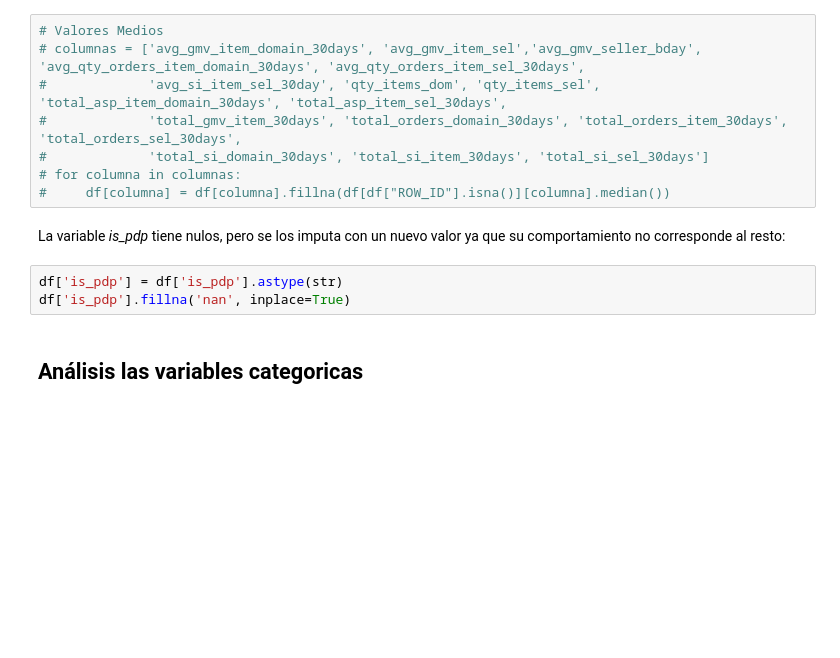
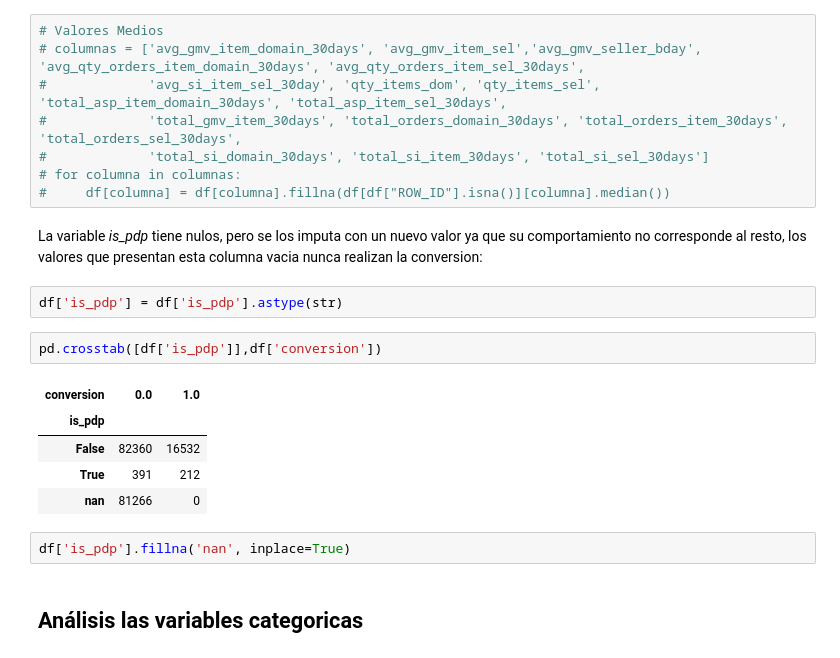
Before and after one commit to azulnogueraa/Prediccion_de_Conversion_IA, a Jupyter notebook: analisis.ipynb, the cells around one changed output. Saved outputs shown, nothing was run; the diff lists cells and outputs as text; blank space fills up the shorter version.

```diff
--- a/analisis.ipynb
+++ b/analisis.ipynb
@@ -209,10 +155,19 @@ Las variables sobre las que se hara este proceso son:
 # for columna in columnas:
 #     df[columna] = df[columna].fillna(df[df["ROW_ID"].isna()][columna].median())
 # %% [markdown]
-La variable *is_pdp* tiene nulos, pero se los imputa con un nuevo valor ya que su comportamiento no corresponde al resto:
+La variable *is_pdp* tiene nulos, pero se los imputa con un nuevo valor ya que su comportamiento no corresponde al resto, los valores que presentan esta columna vacia nunca realizan la conversion:
 # %%
 df['is_pdp'] = df['is_pdp'].astype(str)
-df['is_pdp'].fillna('nan', inplace=True)
+# %%
+pd.crosstab([df['is_pdp']],df['conversion'])
+# %% [output]
+| conversion | 0.0 | 1.0 |
+| is_pdp |  |  |
+| False | 82360 | 16532 |
+| True | 391 | 212 |
+| nan | 81266 | 0 |
+# %%
+df['is_pdp'].fillna('nan', inplace=True)
 # %% [markdown]
 ## Análisis las variables categoricas
 # %%
```
Also changed, not shown: parts of 63 cells of this notebook, 1 other file.
